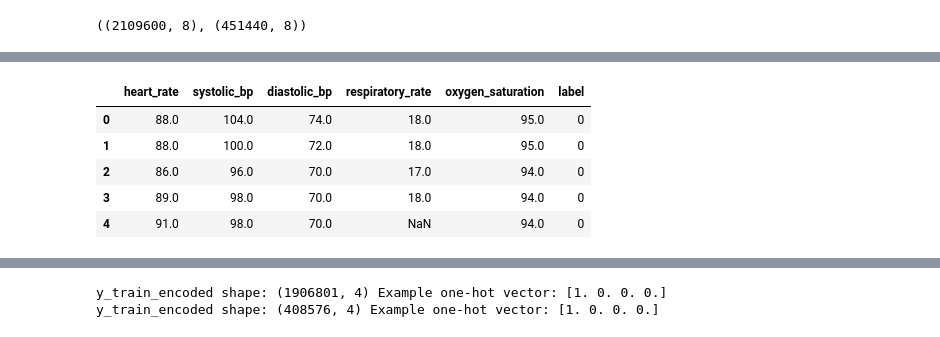
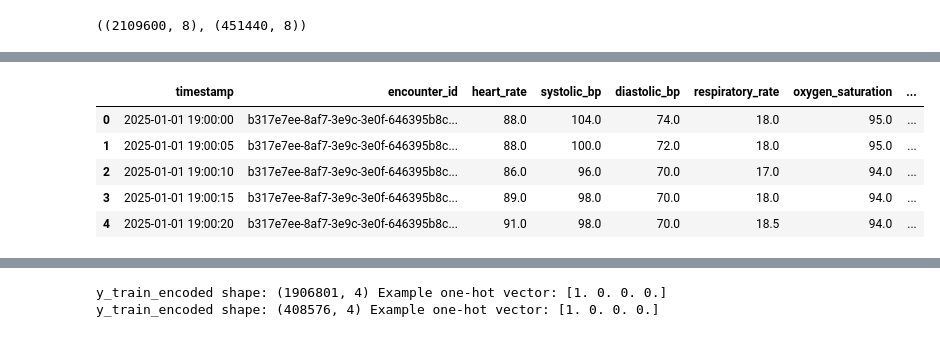
Before and after one commit to Sahillionaire/medhack, a Jupyter notebook: small_tracts/NeuralNetworkModel.ipynb, the cells around one changed output, grey strips where cells are left out. Cells and saved outputs as stored; diff of their text form; code cells hidden in the pictures.

```diff
--- a/small_tracts/NeuralNetworkModel.ipynb
+++ b/small_tracts/NeuralNetworkModel.ipynb
@@ -18,3 +18,40 @@ test_df = pd.read_csv("test_data.csv")
 (train_df.shape, test_df.shape)
 # %% [output]
 ((2109600, 8), (451440, 8))
+# %%
+# clean up values
+
+def fill_with_local_mean(series):
+    values = series.values.copy()
+
+    for i in range(len(values)):
+        if pd.isna(values[i]):
+            neighbors = []
+
+            # Previous 2
+            if i-2 >= 0:
+                neighbors.append(values[i-2])
+            if i-1 >= 0:
+                neighbors.append(values[i-1])
+
+            # Next 2
+            if i+1 < len(values):
+                neighbors.append(values[i+1])
+            if i+2 < len(values):
+                neighbors.append(values[i+2])
+
+            # Remove NaNs from neighbors
+            neighbors = [x for x in neighbors if not pd.isna(x)]
+
+            if len(neighbors) > 0:
+                values[i] = np.mean(neighbors)
+
+    return pd.Series(values, index=series.index)
+
+train_df["oxygen_saturation"] = fill_with_local_mean(train_df["oxygen_saturation"])
+train_df["respiratory_rate"] = fill_with_local_mean(train_df["respiratory_rate"])
+train_df["heart_rate"] = fill_with_local_mean(train_df["heart_rate"])
+train_df["systolic_bp"] = fill_with_local_mean(train_df["systolic_bp"])
+train_df["diastolic_bp"] = fill_with_local_mean(train_df["diastolic_bp"])
+
+train_df[train_df.isna().any(axis=1)]
@@ -21,16 +72,18 @@ test_df = pd.read_csv("test_data.csv")
 # %%
 # Get rid of any useless cols that doesnt help prediction
-useless_cols = ['timestamp', 'encounter_id']
-train_df = train_df.drop(useless_cols, axis=1)
-test_df = test_df.drop(useless_cols, axis=1)
+train_df['pulse_pressure'] = train_df['systolic_bp'] - train_df['diastolic_bp']
+train_df['MAP'] = (2 * (train_df['diastolic_bp'] + train_df['systolic_bp'])) / 3
+train_df['shock_index'] = train_df['heart_rate'] / train_df['systolic_bp']
+train_df['shock_index'] = train_df['shock_index'].fillna(0)
+
 
 train_df.head()
 # %% [output]
-|  | heart_rate | systolic_bp | diastolic_bp | respiratory_rate | oxygen_saturation | label |
-| 0 | 88.0 | 104.0 | 74.0 | 18.0 | 95.0 | 0 |
-| 1 | 88.0 | 100.0 | 72.0 | 18.0 | 95.0 | 0 |
-| 2 | 86.0 | 96.0 | 70.0 | 17.0 | 94.0 | 0 |
-| 3 | 89.0 | 98.0 | 70.0 | 18.0 | 94.0 | 0 |
-| 4 | 91.0 | 98.0 | 70.0 | NaN | 94.0 | 0 |
+|  | timestamp | encounter_id | heart_rate | systolic_bp | diastolic_bp | respiratory_rate | oxygen_saturation | ... |
+| 0 | 2025-01-01 19:00:00 | b317e7ee-8af7-3e9c-3e0f-646395b8c... | 88.0 | 104.0 | 74.0 | 18.0 | 95.0 | ... |
+| 1 | 2025-01-01 19:00:05 | b317e7ee-8af7-3e9c-3e0f-646395b8c... | 88.0 | 100.0 | 72.0 | 18.0 | 95.0 | ... |
+| 2 | 2025-01-01 19:00:10 | b317e7ee-8af7-3e9c-3e0f-646395b8c... | 86.0 | 96.0 | 70.0 | 17.0 | 94.0 | ... |
+| 3 | 2025-01-01 19:00:15 | b317e7ee-8af7-3e9c-3e0f-646395b8c... | 89.0 | 98.0 | 70.0 | 18.0 | 94.0 | ... |
+| 4 | 2025-01-01 19:00:20 | b317e7ee-8af7-3e9c-3e0f-646395b8c... | 91.0 | 98.0 | 70.0 | 18.5 | 94.0 | ... |
 # %%
 # Get rid of any entries with null vals
```
Also changed, not shown: parts of 4 cells of this notebook.
